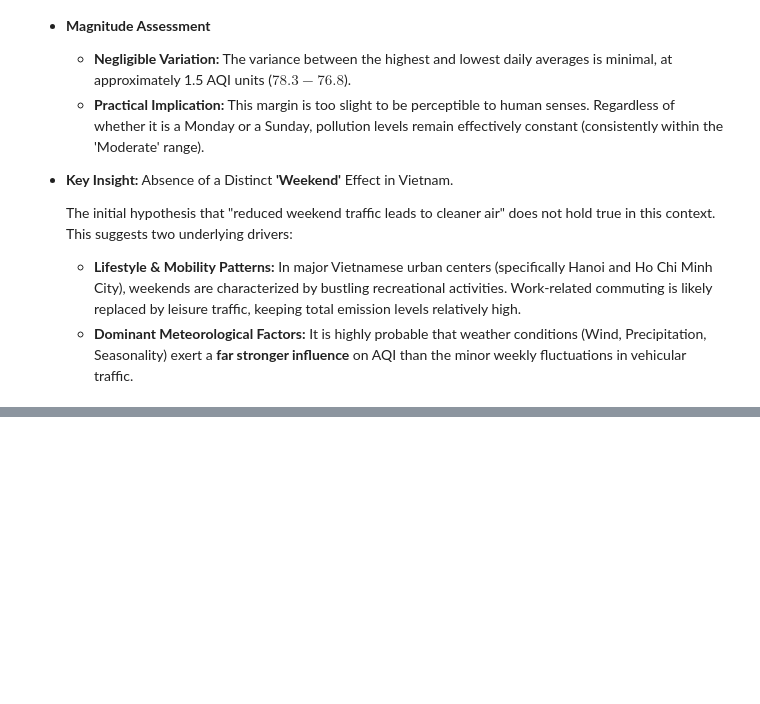
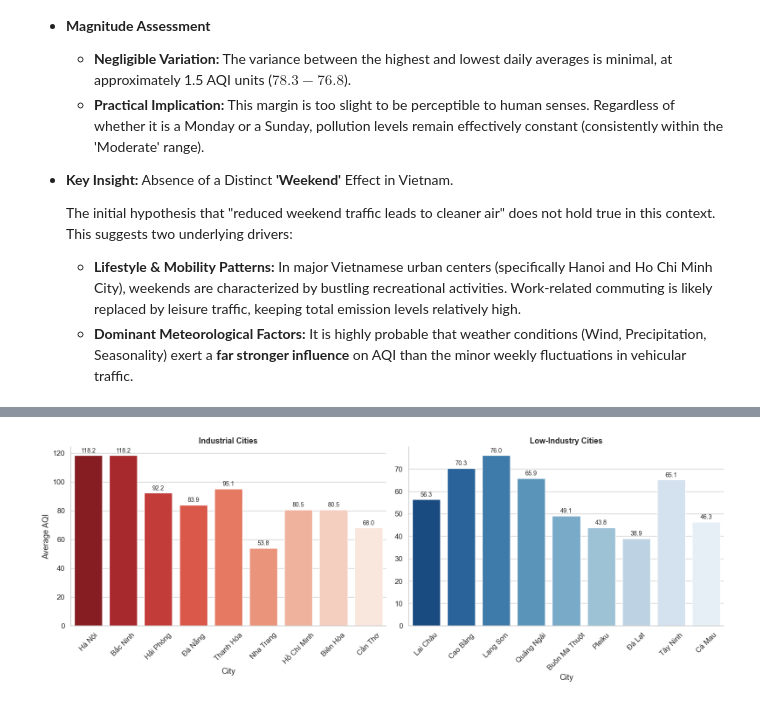
Before and after one commit to TrNguyenMQuan/VietNam_PM2.5_Forecasting, a Jupyter notebook: notebooks/data_exploration.ipynb, the cells around one changed output, grey strips where cells are left out. Saved outputs shown, nothing was run; the diff lists cells and outputs as text; code cells hidden in the pictures; blank space fills up the shorter version.

```diff
--- a/notebooks/data_exploration.ipynb
+++ b/notebooks/data_exploration.ipynb
@@ -886,3 +912,3 @@ No significant difference found between weekdays and weekends.
 # %%
-major_cities = ["Hà Nội", "Hồ Chí Minh", "Đà Nẵng", "Cần Thơ", "Hải Phòng", "Huế", "Bình Dương", "Vũng Tàu", "Nha Trang"]
-df_major = df_ques[df_ques["city"].isin(major_cities)]
+industrial_cities = ["Hà Nội", "Bắc Ninh", "Hải Phòng", "Đà Nẵng", "Thanh Hóa", "Nha Trang", "Hồ Chí Minh", "Biên Hòa", "Cần Thơ"]
+green_cities = ["Lai Châu", "Cao Bằng", "Lạng Sơn", "Quảng Ngãi", "Buôn Ma Thuột", "Pleiku", "Đà Lạt", "Tây Ninh", "Cà Mau"]
@@ -958,0 +915,94 @@ To understand how geography and city size dictate pollution levels.
+# %%
+def plot_mean_aqi_two_groups(
+    df,
+    cities_left,
+    cities_right,
+    title_left="Group 1",
+    title_right="Group 2",
+    figsize=(16, 6)
+):
+
+    sns.set_theme(style="whitegrid", font_scale=1.1)
+    fig, axes = plt.subplots(1, 2, figsize=figsize)
+
+    df_left = df[df["city"].isin(cities_left)].copy()
+    mean_left = df_left.groupby("city", as_index=False)["aqi"].mean()
+
+    mean_left["city"] = pd.Categorical(
+        mean_left["city"], categories=cities_left, ordered=True
+    )
+    mean_left = mean_left.sort_values("city")
+
+    ax = axes[0]
+    sns.barplot(data=mean_left, x="city",
+        y="aqi",
+        hue="city",
+        palette="Reds_r",
+        ax=ax
+    )
+
+    for p in ax.patches:
+        ax.annotate(
+            f"{p.get_height():.1f}",
+            (p.get_x() + p.get_width() / 2, p.get_height()),
+            ha="center",
+            va="bottom",
+            fontsize=10,
+            xytext=(0, 3),
+            textcoords="offset points"
+        )
+
+    ax.set_title(title_left, fontsize=13, fontweight="bold")
+    ax.set_xlabel("City")
+    ax.set_ylabel("Average AQI")
+    ax.tick_params(axis="x", rotation=45)
+
+
+    df_right = df[df["city"].isin(cities_right)].copy()
+    mean_right = df_right.groupby("city", as_index=False)["aqi"].mean()
+
+    mean_right["city"] = pd.Categorical(
+        mean_right["city"], categories=cities_right, ordered=True
+    )
+    mean_right = mean_right.sort_values("city")
+
+    ax = axes[1]
+    sns.barplot(
+        data=mean_right,
+        x="city",
+        y="aqi",
+        hue="city",
+        palette="Blues_r",
+        legend=False,
+        ax=ax
+    )
+
+    for p in ax.patches:
+        ax.annotate(
+            f"{p.get_height():.1f}",
+            (p.get_x() + p.get_width() / 2, p.get_height()),
+            ha="center",
+            va="bottom",
+            fontsize=10,
+            xytext=(0, 3),
+            textcoords="offset points"
+        )
+
+    ax.set_title(title_right, fontsize=13, fontweight="bold")
+    ax.set_xlabel("City")
+    ax.set_ylabel("")
+    ax.tick_params(axis="x", rotation=45)
+
+    sns.despine()
+    plt.tight_layout()
+    plt.show()
+
+plot_mean_aqi_two_groups(
+    df_ques,
+    industrial_cities,
+    green_cities,
+    title_left="Industrial Cities",
+    title_right="Low-Industry Cities"
+)
+# %% [output]
+[figure, added]
```
Also changed, not shown: parts of 18 cells of this notebook.
